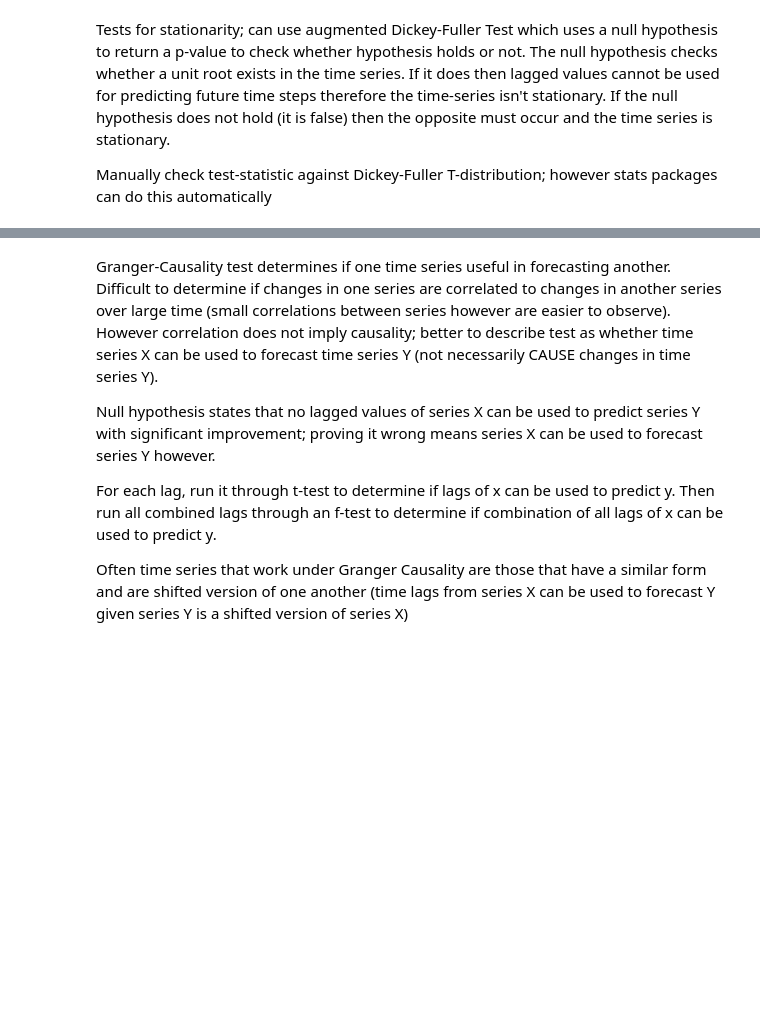
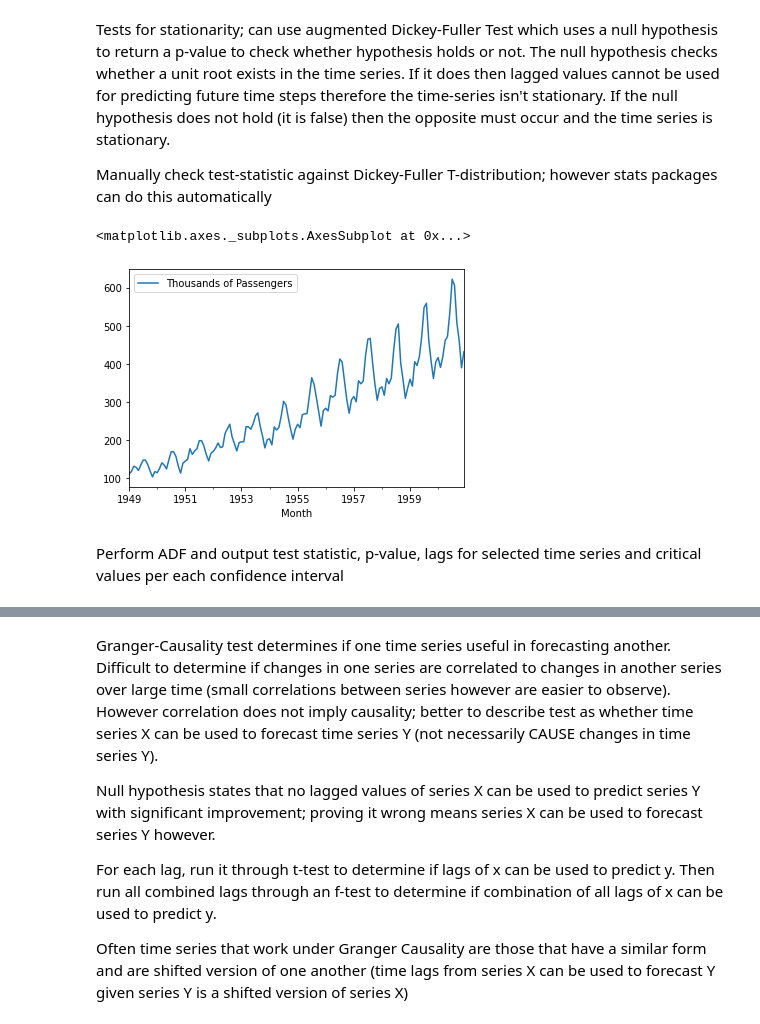
Before and after one commit to Ashwins9001/TimeSeriesAnalysis, a Jupyter notebook: Series_Tests.ipynb, the cells around one changed output, grey strips where cells are left out. Cells and saved outputs as stored; diff of their text form; code cells hidden in the pictures; blank space fills up the shorter version.

Commit message:
Added ADF, Granger-Causality tests

```diff
--- a/Series_Tests.ipynb
+++ b/Series_Tests.ipynb
@@ -8,3 +8,13 @@ This can be checked by taking unit root and inputting it into expectation and va
 Tests for stationarity; can use augmented Dickey-Fuller Test which uses a null hypothesis to return a p-value to check whether hypothesis holds or not. The null hypothesis checks whether a unit root exists in the time series. If it does then lagged values cannot be used for predicting future time steps therefore the time-series isn't stationary. If the null hypothesis does not hold (it is false) then the opposite must occur and the time series is stationary.
 
 Manually check test-statistic against Dickey-Fuller T-distribution; however stats packages can do this automatically
+# %%
+import numpy as np
+import pandas as pd
+passenger_data = pd.read_csv('/content/airline_passengers.csv', index_col='Month', parse_dates=True)
+birth_data = pd.read_csv('/content/DailyTotalFemaleBirths.csv', index_col='Date', parse_dates=True)
+# %%
+passenger_data.plot()
+# %% [output]
+<matplotlib.axes._subplots.AxesSubplot at 0x...>
+[figure, added]
@@ -10,0 +23,2 @@ Manually check test-statistic against Dickey-Fuller T-distribution; however stat
+# %% [markdown]
+Perform ADF and output test statistic, p-value, lags for selected time series and critical values per each confidence interval
```
Also changed, not shown: parts of 19 cells of this notebook.
